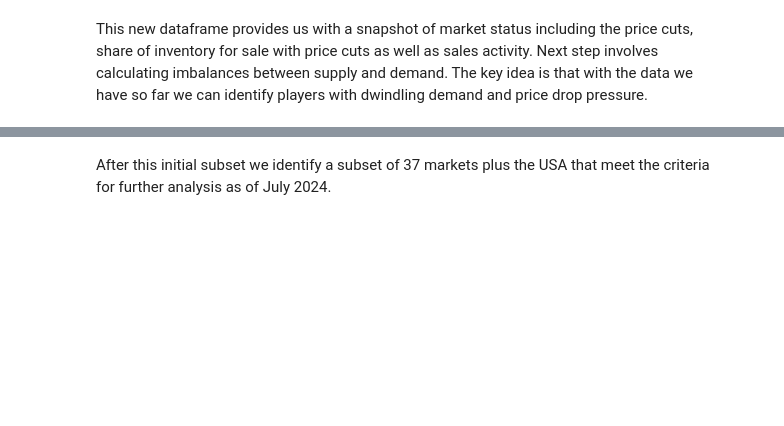
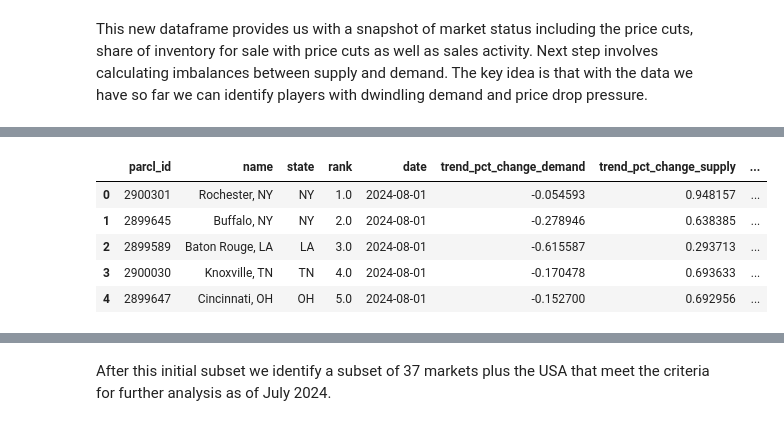
Before and after one commit to ParclLabs/parcllabs-cookbook, a Jupyter notebook: examples/experimental/supply_and_demand/markets_that_could_disrupt_v2.ipynb, the cells around one changed output, grey strips where cells are left out. Saved outputs shown, nothing was run; the diff lists cells and outputs as text; code cells hidden in the pictures; blank space fills up the shorter version.

```diff
--- a/examples/experimental/supply_and_demand/markets_that_could_disrupt_v2.ipynb
+++ b/examples/experimental/supply_and_demand/markets_that_could_disrupt_v2.ipynb
@@ -169,16 +189,9 @@ print(supply_df['date'].max())
 
 We also need information on price cuts and for that we will use the SDF specifically the `for_sale_market_metrics.for_sale_inventory_price_changes` method of our client. This endpoint will retrieve price cuts across all types of properties.
 # %%
-# Retrieve data for price changes in inventory across markets
-price_changes_list = []  # List to store price change data for each market
-
-# Iterate over each metro market ID to retrieve price change data
-for market in market_parcl_ids:
-    # Retrieve price changes in inventory for the market starting from the specified date
-    price_changes = client.for_sale_market_metrics.for_sale_inventory_price_changes.retrieve(
-        parcl_ids=market,        # Specify the market by its parcl_id
-        start_date=start_date     # Use the same start date defined earlier for consistency
-    )
-
-    # Append the retrieved price change data to the list
-    price_changes_list.append(price_changes)
+# Retrieve price changes in inventory for the market starting from the specified date
+price_changes_df = client.for_sale_market_metrics.for_sale_inventory_price_changes.retrieve(
+    parcl_ids=market_parcl_ids,        # Specify the market by its parcl_id
+    auto_paginate=True,
+    start_date=start_date     # Use the same start date defined earlier for consistency
+)
@@ -185,7 +200,4 @@ for market in market_parcl_ids:
 # %%
-# Concatenate the list of price change data into a single DataFrame
-price_changes_df = pd.concat(price_changes_list)
-
 # Output the length of the price changes DataFrame to verify the amount of data retrieved
 print(f'Length of price changes data: {len(price_changes_df)}')
 
@@ -370,3 +443,31 @@ data_for_table.head(2)
+# %%
+# save full rankings to csv
+data_for_table_output_file = data_for_table[[
+    'parcl_id',
+    'clean_name',
+    'state',
+    'rank',
+    'date',
+    'ma_pct_change_demand',
+    'ma_pct_change_supply',
+    'gap_demand_supply',
+]]
+
+data_for_table_output_file = data_for_table_output_file.rename(columns={
+    'clean_name': 'name',
+    'ma_pct_change_demand': 'trend_pct_change_demand',
+    'ma_pct_change_supply': 'trend_pct_change_supply',
+    'gap_demand_supply': 'trend_gap_demand_supply'
+})
+data_for_table_output_file.to_csv(f'{ROOT_DIR}/august_rankings.csv', index=False)
+data_for_table_output_file.head()
+# %% [output]
+|  | parcl_id | name | state | rank | date | trend_pct_change_demand | trend_pct_change_supply | ... |
+| 0 | 2900301 | Rochester, NY | NY | 1.0 | 2024-08-01 | -0.054593 | 0.948157 | ... |
+| 1 | 2899645 | Buffalo, NY | NY | 2.0 | 2024-08-01 | -0.278946 | 0.638385 | ... |
+| 2 | 2899589 | Baton Rouge, LA | LA | 3.0 | 2024-08-01 | -0.615587 | 0.293713 | ... |
+| 3 | 2900030 | Knoxville, TN | TN | 4.0 | 2024-08-01 | -0.170478 | 0.693633 | ... |
+| 4 | 2899647 | Cincinnati, OH | OH | 5.0 | 2024-08-01 | -0.152700 | 0.692956 | ... |
 # %%
 
 # Further filter based on sales, inventory, and percentage change conditions
```
Also changed, not shown: parts of 58 cells of this notebook, 1 other file.
